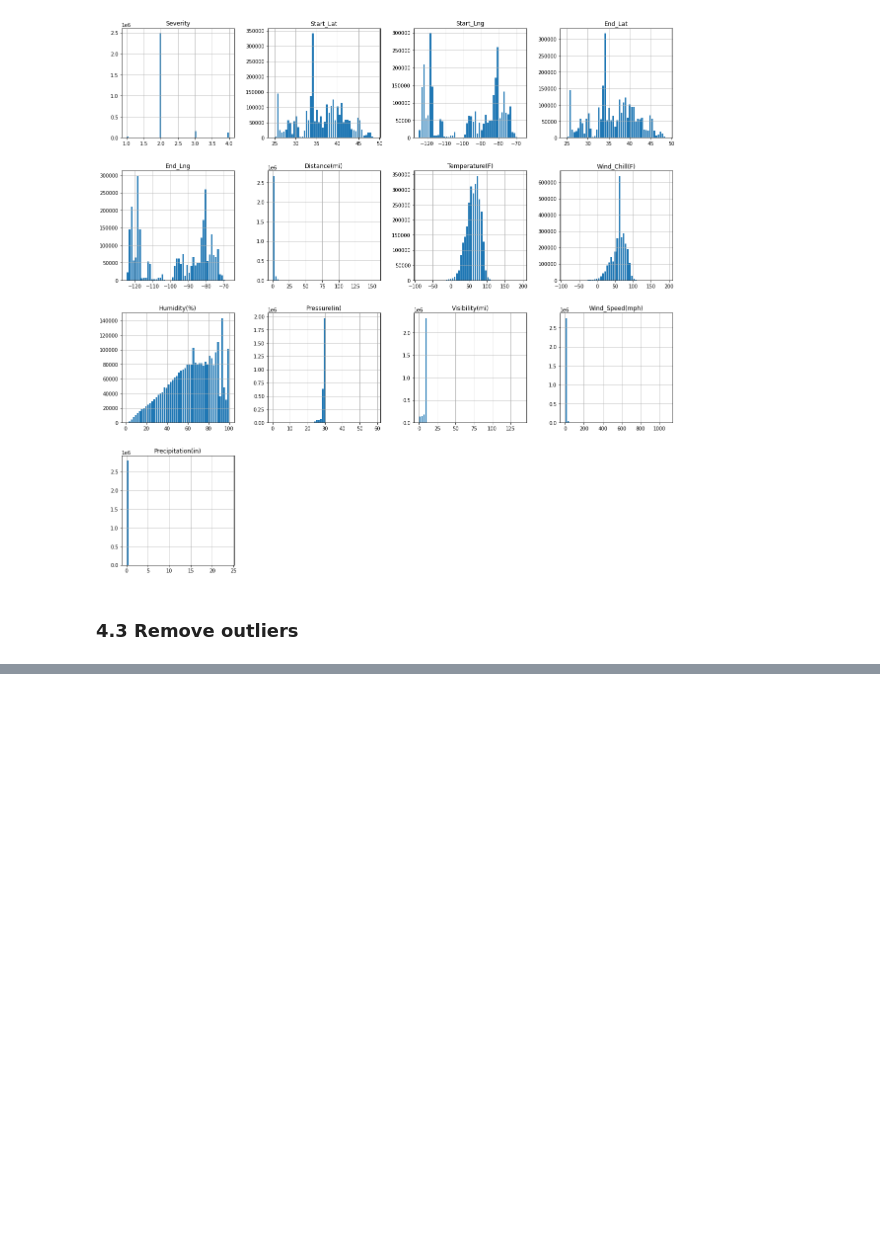
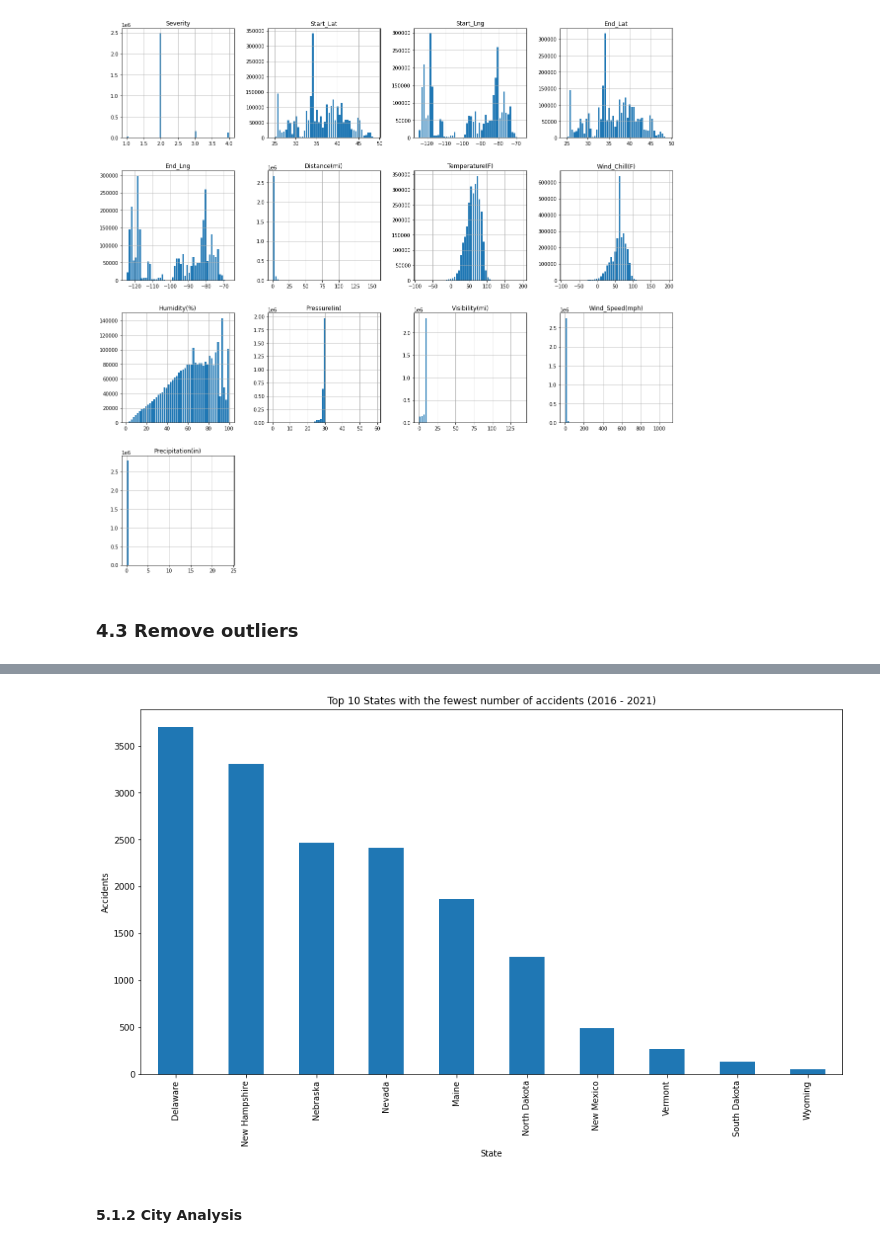
Before and after one commit to lyubol/Exploratory-Data-Analysis, a Jupyter notebook: EDA - US Accidents/US Accidents-checkpoint.ipynb, the cells around one changed output, grey strips where cells are left out. Drawn from its saved outputs; the diff is of its cells as text; code cells hidden in the pictures; blank space fills up the shorter version.

```diff
--- a/EDA - US Accidents/US Accidents-checkpoint.ipynb
+++ b/EDA - US Accidents/US Accidents-checkpoint.ipynb
@@ -285,0 +376,13 @@ for i in outliers_bounderies:
+# %%
+df_top_states["Total"].nsmallest(10).sort_values(ascending=False).plot(
+    kind="bar",
+    figsize=(15,8),
+    title = "Top 10 States with the fewest number of accidents (2016 - 2021)",
+    xlabel = "State",
+    ylabel = "Accidents"
+)
+plt.show()
+# %% [output]
+[figure, added]
+# %% [markdown]
+#### 5.1.2 City Analysis
```
Also changed, not shown: parts of 8 cells of this notebook.
